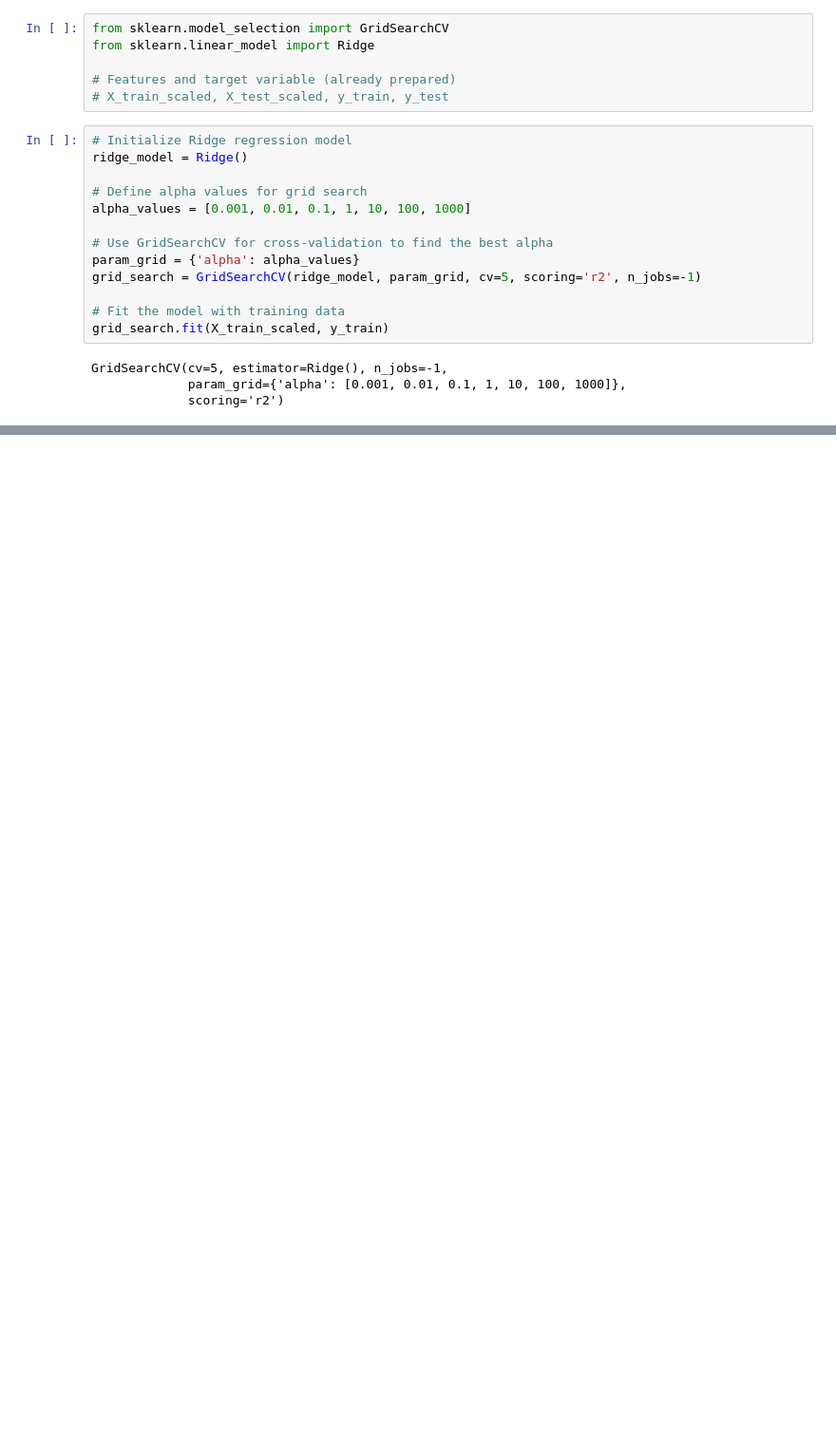
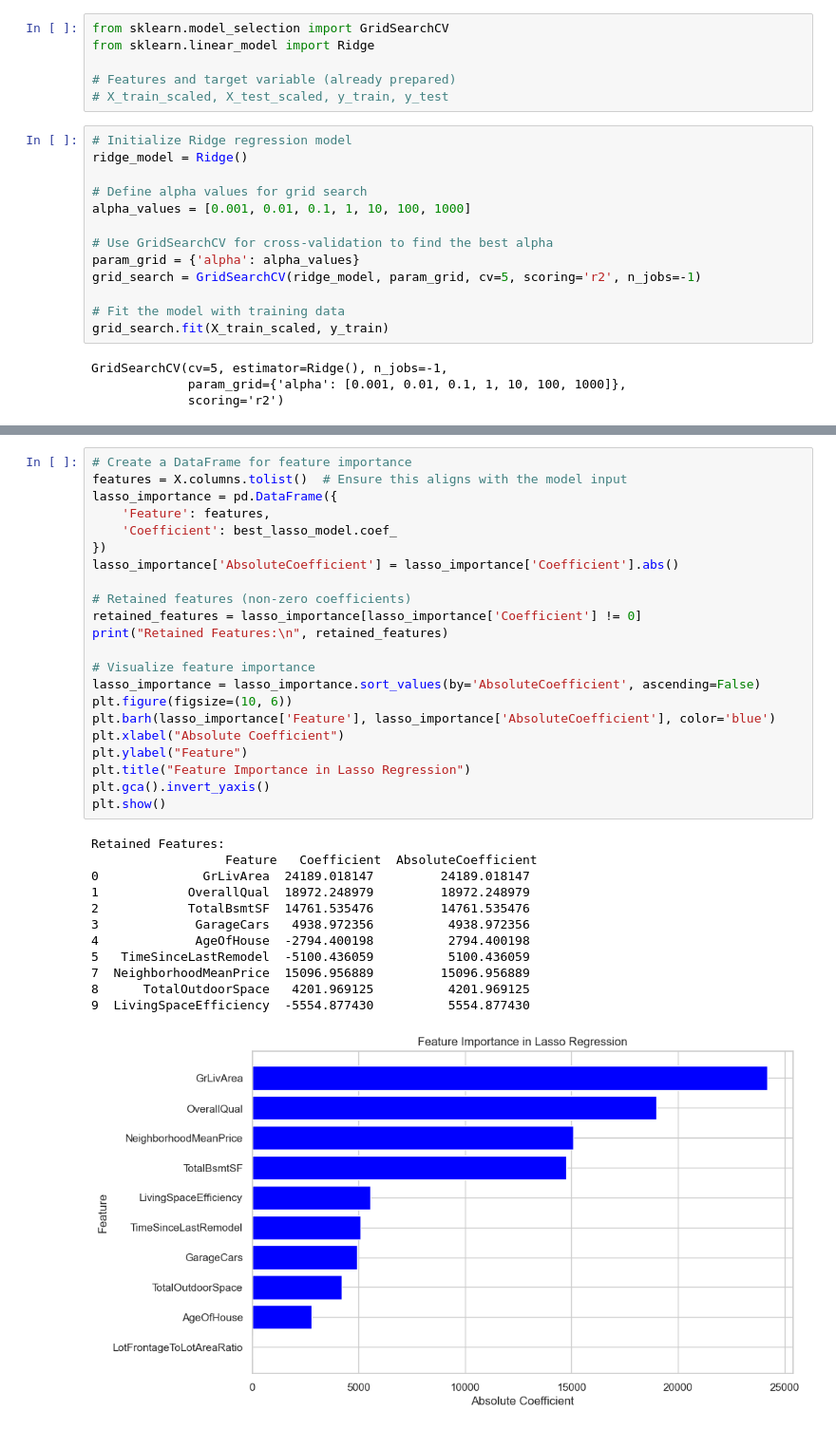
Before and after one commit to hderouen1/Machine-Learning-Project, a Jupyter notebook: data/Machine Learning Project Hunter DeRouen.ipynb, the cells around one changed output, grey strips where cells are left out. Shown at 95% size. Drawn from its saved outputs; the diff is of its cells as text; blank space fills up the shorter version.

```diff
--- a/data/Machine Learning Project Hunter DeRouen.ipynb
+++ b/data/Machine Learning Project Hunter DeRouen.ipynb
@@ -679,0 +690,35 @@ Ridge Regression Feature Importance:
+# %%
+# Create a DataFrame for feature importance
+features = X.columns.tolist()  # Ensure this aligns with the model input
+lasso_importance = pd.DataFrame({
+    'Feature': features,
+    'Coefficient': best_lasso_model.coef_
+})
+lasso_importance['AbsoluteCoefficient'] = lasso_importance['Coefficient'].abs()
+
+# Retained features (non-zero coefficients)
+retained_features = lasso_importance[lasso_importance['Coefficient'] != 0]
+print("Retained Features:\n", retained_features)
+
+# Visualize feature importance
+lasso_importance = lasso_importance.sort_values(by='AbsoluteCoefficient', ascending=False)
+plt.figure(figsize=(10, 6))
+plt.barh(lasso_importance['Feature'], lasso_importance['AbsoluteCoefficient'], color='blue')
+plt.xlabel("Absolute Coefficient")
+plt.ylabel("Feature")
+plt.title("Feature Importance in Lasso Regression")
+plt.gca().invert_yaxis()
+plt.show()
+# %% [output]
+Retained Features:
+                  Feature   Coefficient  AbsoluteCoefficient
+0              GrLivArea  24189.018147         24189.018147
+1            OverallQual  18972.248979         18972.248979
+2            TotalBsmtSF  14761.535476         14761.535476
+3             GarageCars   4938.972356          4938.972356
+4             AgeOfHouse  -2794.400198          2794.400198
+5   TimeSinceLastRemodel  -5100.436059          5100.436059
+7  NeighborhoodMeanPrice  15096.956889         15096.956889
+8      TotalOutdoorSpace   4201.969125          4201.969125
+9  LivingSpaceEfficiency  -5554.877430          5554.877430
+[figure, added]
```
Also changed, not shown: parts of 56 cells of this notebook, 3 other files.
